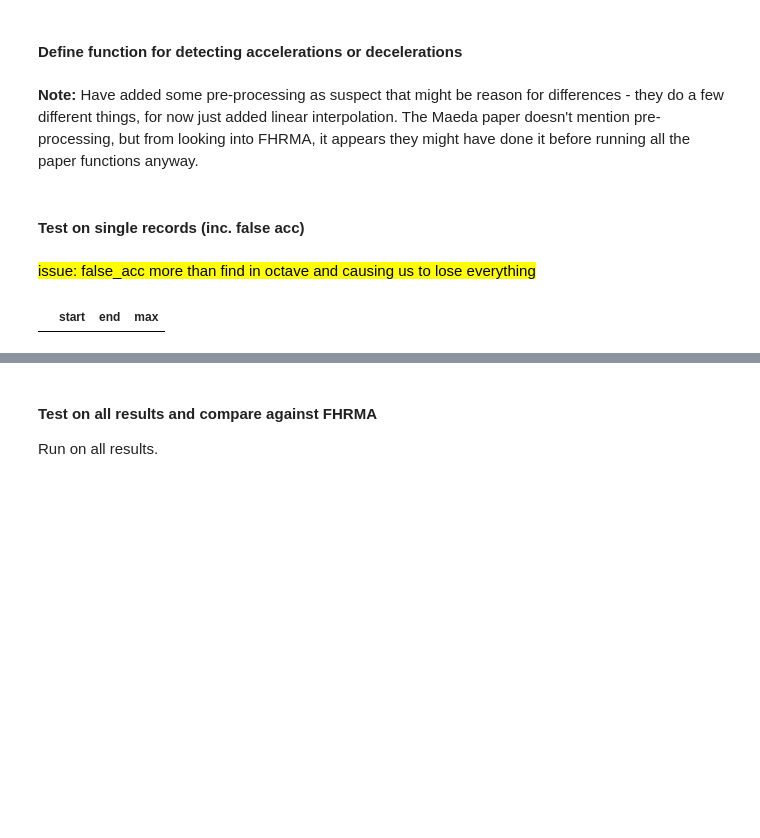
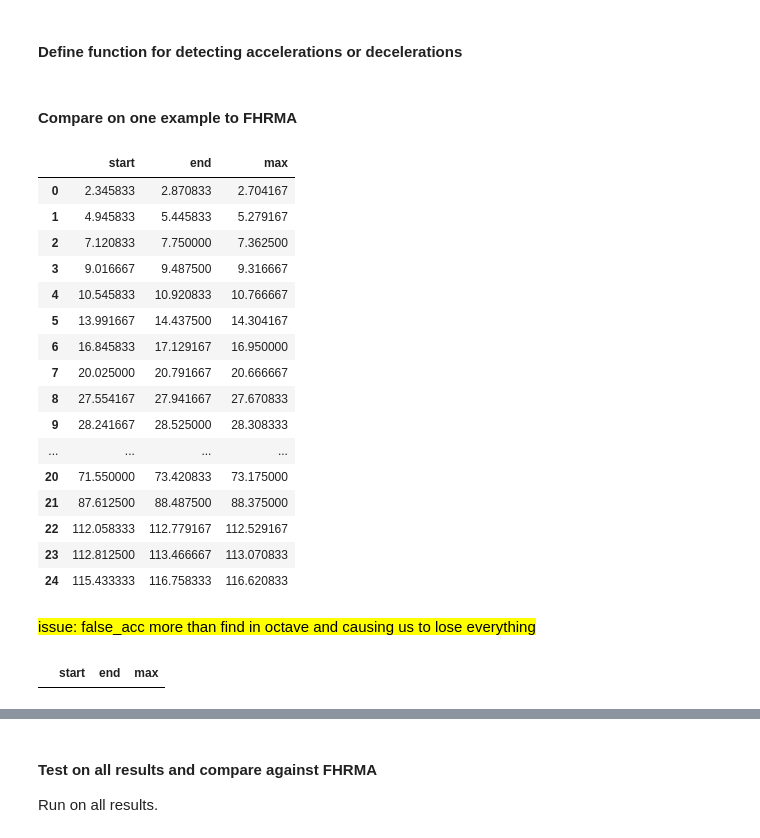
Before and after one commit to birth-outcomes/ctg_exploratory, a Jupyter notebook: 14_feature_extraction_maeda_2012.ipynb, the cells around one changed output, grey strips where cells are left out. Cells and saved outputs as stored; diff of their text form; code cells hidden in the pictures; blank space fills up the shorter version.

```diff
--- a/14_feature_extraction_maeda_2012.ipynb
+++ b/14_feature_extraction_maeda_2012.ipynb
@@ -233,3 +264,11 @@ Example where print results from throughout process, to help see/understand what
+# %%
+# Load an example...
+# FHR signal
+fhr = pd.read_csv(os.path.join(paths.fhrma_train_csv, 'train21.csv'),
+                  header=None)[0].values
+
+# Result from FHRMA
+fhrma_result = fhrma_maeda_base['train21']
 # %%
 # Result from above where match_fhrma=False
 python_result_nomatch = get_baseline(fhr, match_fhrma=False, show_process=False)
@@ -601,5 +524,3 @@ def detect_accident(sig, thre):
     result = pd.DataFrame(res, columns=['start', 'end', 'max'])
 
     return (result)
-# %% [markdown]
-**Note:** Have added some pre-processing as suspect that might be reason for differences - they do a few different things, for now just added linear interpolation. The Maeda paper doesn't mention pre-processing, but from looking into FHRMA, it appears they might have done it before running all the paper functions anyway.
@@ -628,36 +527,52 @@ def linear_interpolate(signal):
-# %% [markdown]
-#### Test on single records (inc. false acc)
+# %% [markdown]
+#### Compare on one example to FHRMA
 # %%
 fhr = raw_fhr['train47']
-
-# Perform linear interpolation on FHR
-fhri = linear_interpolate(pd.Series(fhr)).to_numpy()
 
 # Get baseline for that record
 baseline = fhrma_maeda_base['train47']
 
 # Get acceleration result from FHRMA for that record
 fhrma_result = fhrma_maeda_acc['train47']
 
 # Use function to get my result for accelerations
-acc_df = detect_accident(fhri-baseline, 15)
-
-# Find false accelerations
-false_acc_m = detect_accident(fhri-baseline, 5)[['start', 'end']].to_numpy()
-
-# Look for when acc falls within false_acc_m (ie. start >= false start, and
-# end <= false end) and remove those from acc
-for i in np.arange(0, len(false_acc_m)):
-    false_start = false_acc_m[i][0]
-    false_end = false_acc_m[i][1]
-    mask = ((acc_df['start'] >= false_start) & (acc_df['start'] <= false_end))
-    acc_df = acc_df[~mask]
+acc_df = detect_accident(fhr-baseline, 15)
+acc_df
+# %% [output]
+|  | start | end | max |
+| 0 | 2.345833 | 2.870833 | 2.704167 |
+| 1 | 4.945833 | 5.445833 | 5.279167 |
+| 2 | 7.120833 | 7.750000 | 7.362500 |
+| 3 | 9.016667 | 9.487500 | 9.316667 |
+| 4 | 10.545833 | 10.920833 | 10.766667 |
+| 5 | 13.991667 | 14.437500 | 14.304167 |
+| 6 | 16.845833 | 17.129167 | 16.950000 |
+| 7 | 20.025000 | 20.791667 | 20.666667 |
+| 8 | 27.554167 | 27.941667 | 27.670833 |
+| 9 | 28.241667 | 28.525000 | 28.308333 |
+| ... | ... | ... | ... |
+| 20 | 71.550000 | 73.420833 | 73.175000 |
+| 21 | 87.612500 | 88.487500 | 88.375000 |
+| 22 | 112.058333 | 112.779167 | 112.529167 |
+| 23 | 112.812500 | 113.466667 | 113.070833 |
+| 24 | 115.433333 | 116.758333 | 116.620833 |
 # %% [markdown]
 <mark>issue: false_acc more than find in octave and causing us to lose everything</mark>
-# %%
-acc_df
-# %% [output]
-|  | start | end | max |
+# %%
+# Find false accelerations
+false_acc_m = detect_accident(fhr-baseline, 5)[['start', 'end']].to_numpy()
+
+# Look for when acc falls within false_acc_m (ie. start >= false start, and
+# end <= false end) and remove those from acc
+for i in np.arange(0, len(false_acc_m)):
+    false_start = false_acc_m[i][0]
+    false_end = false_acc_m[i][1]
+    mask = ((acc_df['start'] >= false_start) & (acc_df['start'] <= false_end))
+    acc_df = acc_df[~mask]
+
+acc_df
+# %% [output]
+|  | start | end | max |
 # %%
 false_acc_m
 # %% [output]
```
Also changed, not shown: parts of 42 cells of this notebook, 1 other file.
